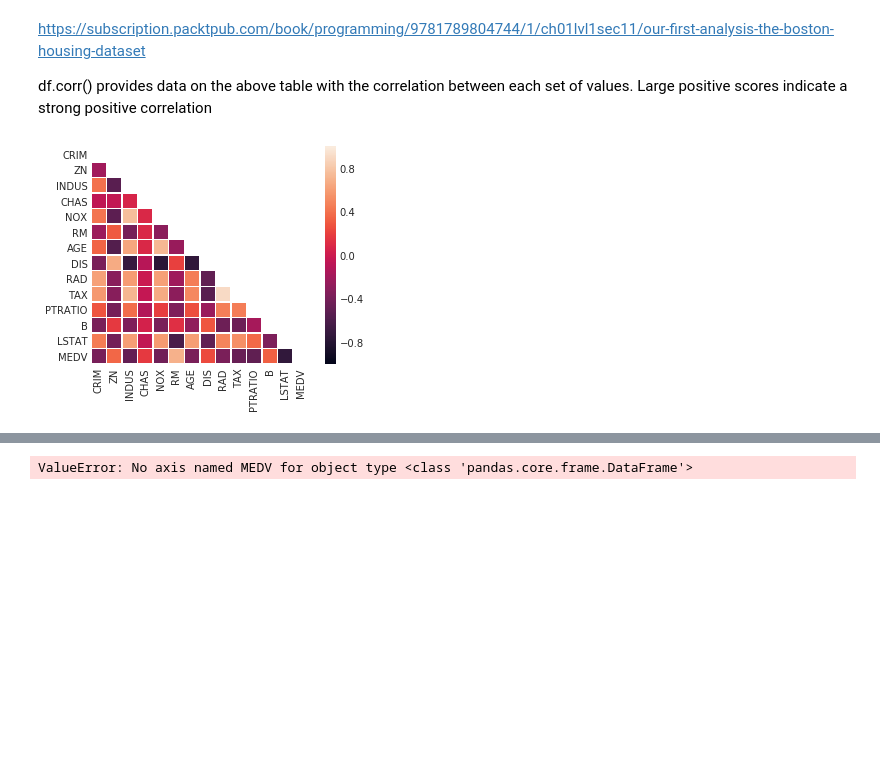
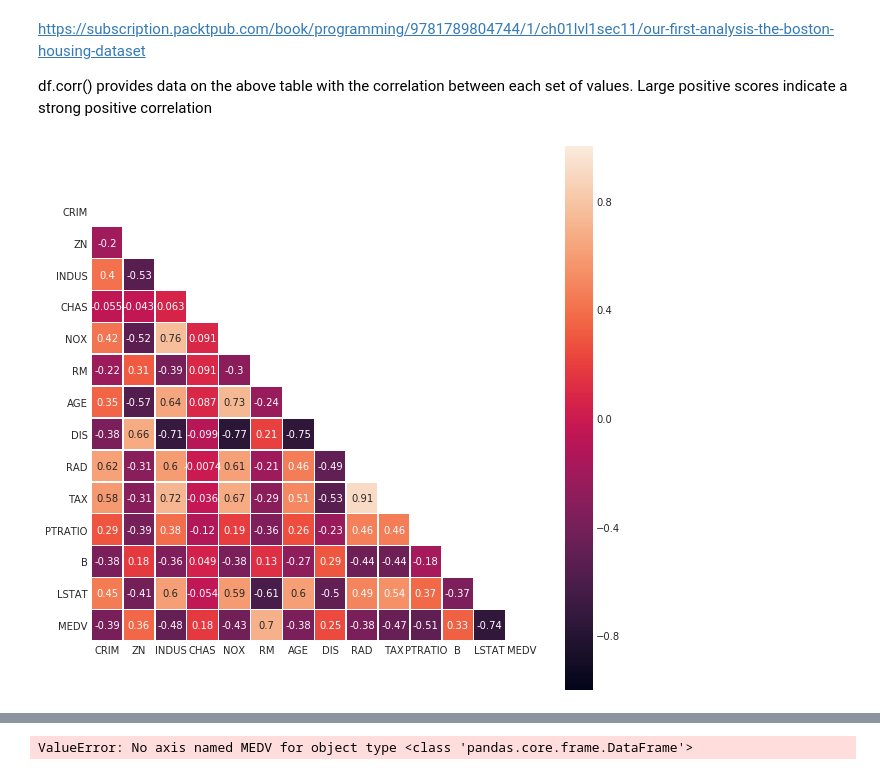
Before and after one commit to JohnONeillGMIT/MLandStatistics, a Jupyter notebook: Boston House Prices.ipynb, the cells around one changed output, grey strips where cells are left out. Saved outputs shown, nothing was run; the diff lists cells and outputs as text; code cells hidden in the pictures; blank space fills up the shorter version.

```diff
--- a/Boston House Prices.ipynb
+++ b/Boston House Prices.ipynb
@@ -190,14 +180,15 @@ df.corr() provides data on the above table with the correlation between each set
 # %%
     # Adapted from https://seaborn.pydata.org/generated/seaborn.heatmap.html
 
     import matplotlib.pyplot as plt
     import seaborn as sns
     %matplotlib inline
 
+    plt.figure(figsize=(10, 10))
      #ax = sns.heatmap(df.corr())
     mask = np.zeros_like(df.corr())
     mask[np.triu_indices_from(mask)] = True
     with sns.axes_style("white"):
-        ax = sns.heatmap(df.corr(), mask=mask,linewidths=.5, vmin=-1,vmax=1, square=True)
+        ax = sns.heatmap(df.corr(), mask=mask,linewidths=.5, vmin=-1,vmax=1, square=True,annot=True)
 # %% [output]
-[figure, old version]
+[figure, new version]
```
Also changed, not shown: parts of 33 cells of this notebook.
